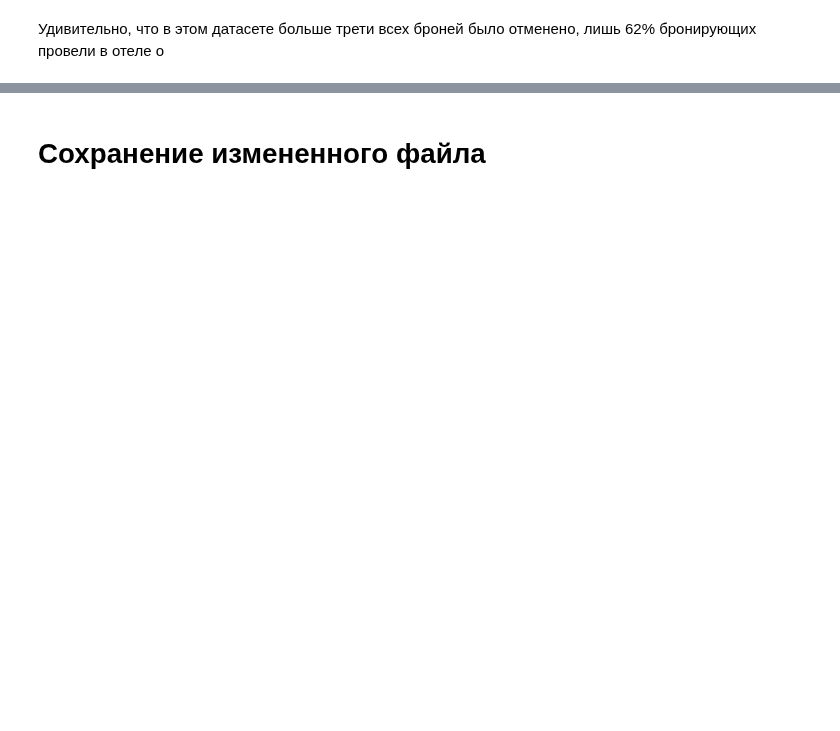
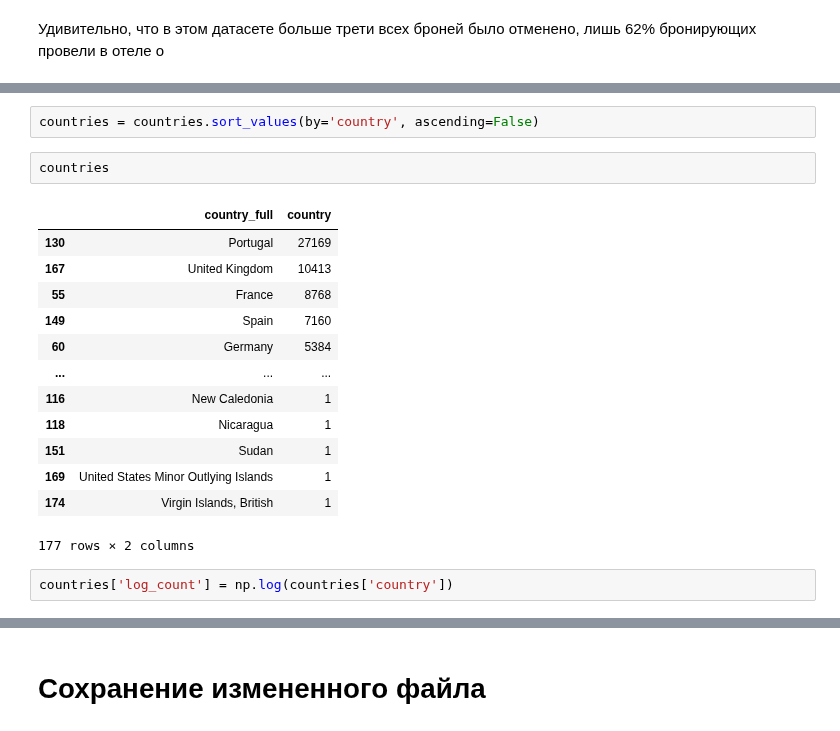
Before and after one commit to Vysokodelovoi/IAD_GP, a Jupyter notebook: eda_univariate_cat.ipynb, the cells around one changed output, grey strips where cells are left out. Saved outputs shown, nothing was run; the diff lists cells and outputs as text; blank space fills up the shorter version.

```diff
--- a/eda_univariate_cat.ipynb
+++ b/eda_univariate_cat.ipynb
@@ -708,0 +852,20 @@ fig.show()
+# %%
+countries = countries.sort_values(by='country', ascending=False)
+# %%
+countries
+# %% [output]
+|  | country_full | country |
+| 130 | Portugal | 27169 |
+| 167 | United Kingdom | 10413 |
+| 55 | France | 8768 |
+| 149 | Spain | 7160 |
+| 60 | Germany | 5384 |
+| ... | ... | ... |
+| 116 | New Caledonia | 1 |
+| 118 | Nicaragua | 1 |
+| 151 | Sudan | 1 |
+| 169 | United States Minor Outlying Islands | 1 |
+| 174 | Virgin Islands, British | 1 |
+177 rows × 2 columns
+# %%
+countries['log_count'] = np.log(countries['country'])
```
Also changed, not shown: parts of 111 cells of this notebook.
